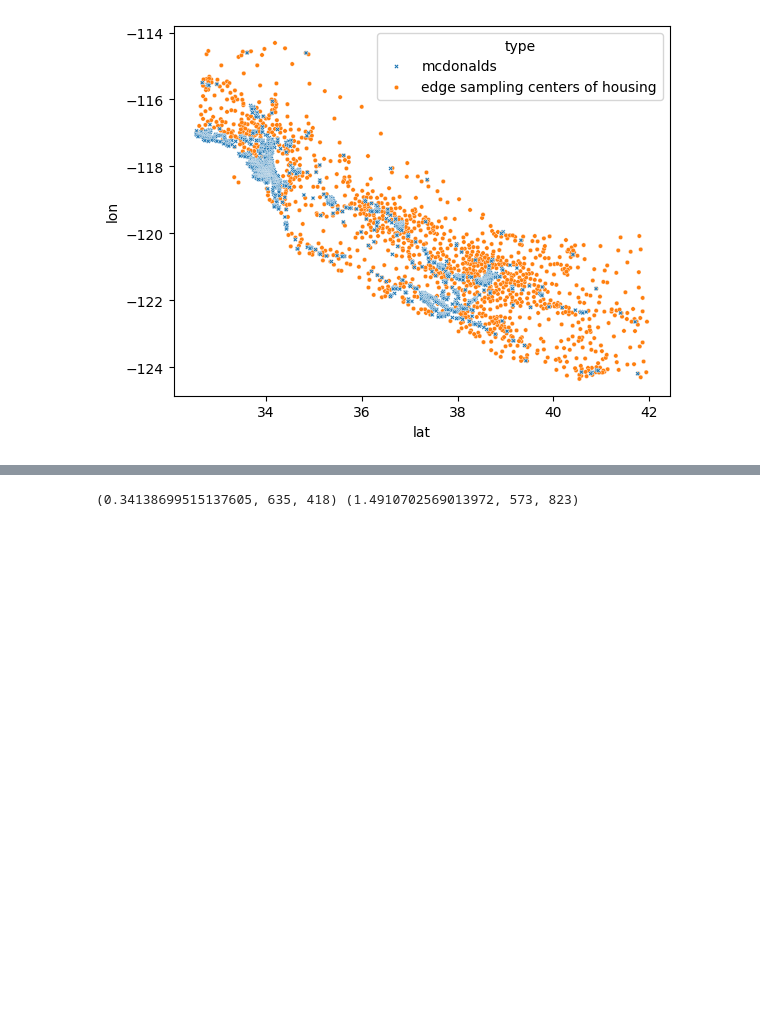
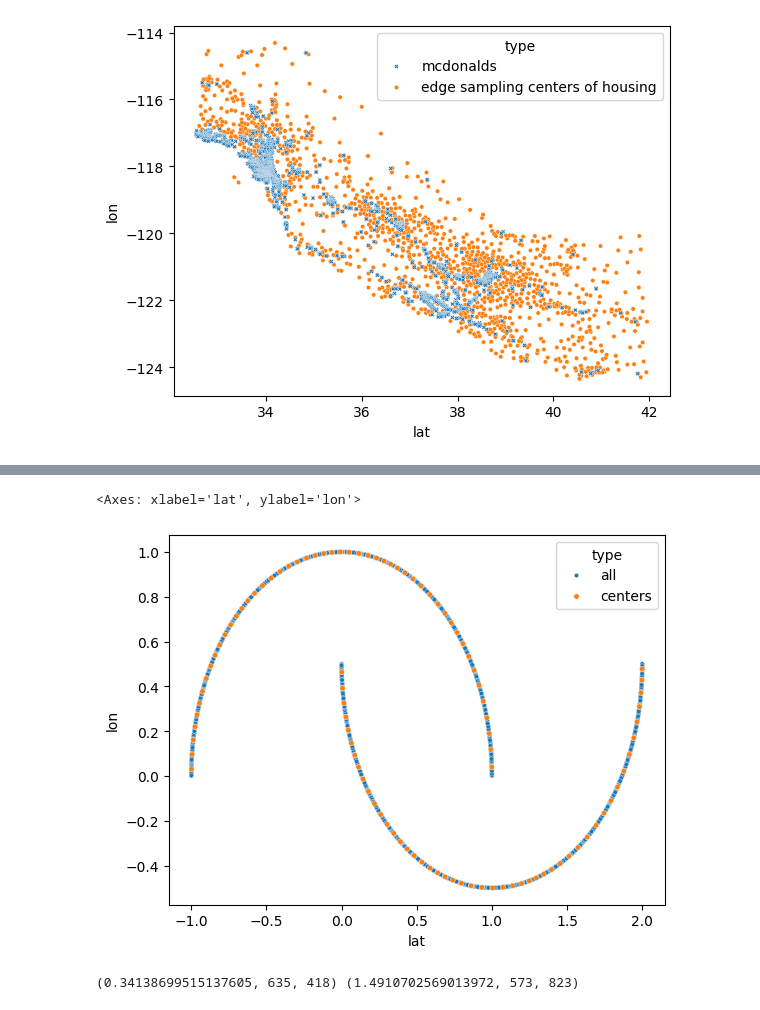
Before and after one commit to smitssjors/mpa, a Jupyter notebook: report_2.ipynb, the cells around one changed output, grey strips where cells are left out. Saved outputs shown, nothing was run; the diff lists cells and outputs as text; code cells hidden in the pictures; blank space fills up the shorter version.

```diff
--- a/report_2.ipynb
+++ b/report_2.ipynb
@@ -128,3 +173,26 @@ sns.scatterplot(
+# %%
+moons = pd.read_csv(vertices_csv_path('moons-2000'), names=["lat", "lon"])
+moons["type"] = "all"
+sns.scatterplot(
+    data=moons,
+    x="lat",
+    y="lon",
+    style="type",
+    s=10,
+)
+
+moons = pd.read_csv(centers_csv_path('moons-2000'), names=["lat", "lon"])
+moons["type"] = "centers"
+sns.scatterplot(
+    data=moons,
+    x="lat",
+    y="lon",
+    style="type",
+    s=15,
+)
+# %% [output]
+<Axes: xlabel='lat', ylabel='lon'>
+[figure, added]
 # %%
 mac = get_vertices(MCDONALDS)
 mac = np.array(mac)
```
Also changed, not shown: parts of 2 cells of this notebook, 2 other files.
